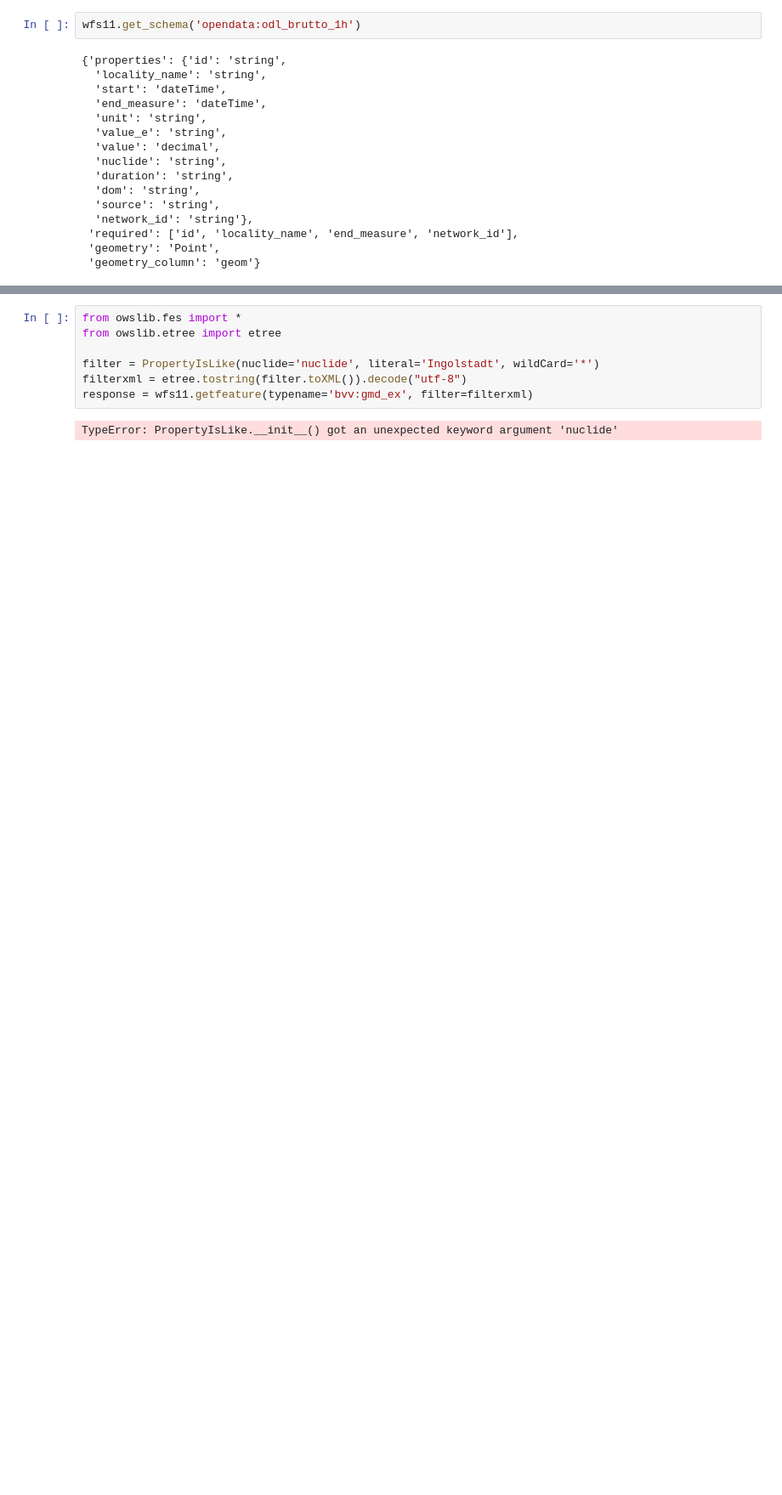
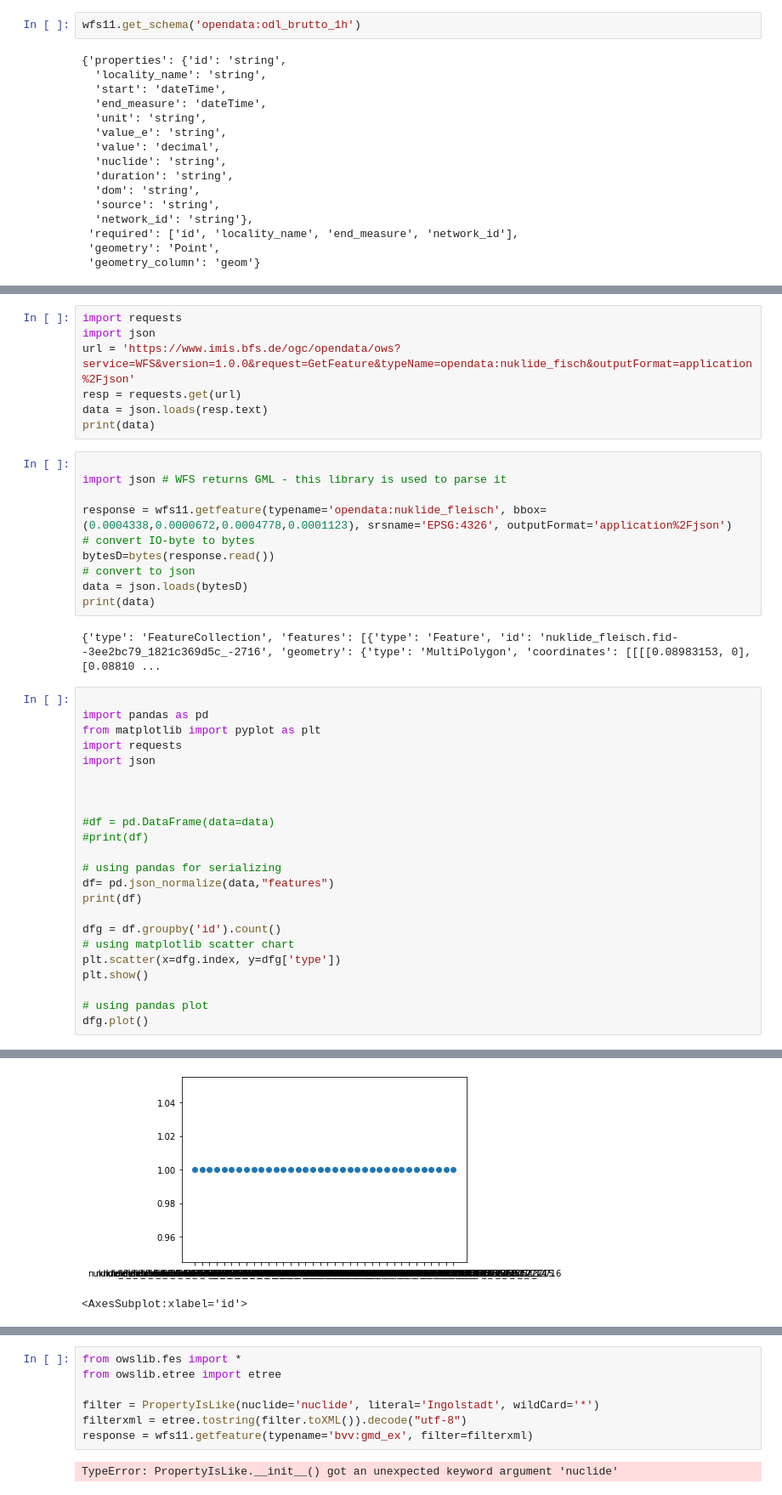
Before and after one commit to zremami/GeoODL, a Jupyter notebook: bfs-test.ipynb, the cells around one changed output, grey strips where cells are left out. Shown: that part at 85% size. Saved outputs shown, nothing was run; the diff lists cells and outputs as text; blank space fills up the shorter version.

Commit message:
json&plot

```diff
--- a/bfs-test.ipynb
+++ b/bfs-test.ipynb
@@ -79,0 +97,43 @@ print(xml.toprettyxml(indent="    "))
+# %%
+import requests
+import json
+url = 'https://www.imis.bfs.de/ogc/opendata/ows?service=WFS&version=1.0.0&request=GetFeature&typeName=opendata:nuklide_fisch&outputFormat=application%2Fjson'
+resp = requests.get(url)
+data = json.loads(resp.text)
+print(data)
+# %%
+
+import json # WFS returns GML - this library is used to parse it
+
+response = wfs11.getfeature(typename='opendata:nuklide_fleisch', bbox=(0.0004338,0.0000672,0.0004778,0.0001123), srsname='EPSG:4326', outputFormat='application%2Fjson')
+# convert IO-byte to bytes
+bytesD=bytes(response.read())
+# convert to json
+data = json.loads(bytesD)
+print(data)
+# %% [output]
+{'type': 'FeatureCollection', 'features': [{'type': 'Feature', 'id': 'nuklide_fleisch.fid--3ee2bc79_1821c369d5c_-2716', 'geometry': {'type': 'MultiPolygon', 'coordinates': [[[[0.08983153, 0], [0.08810 ...
+# %%
+
+import pandas as pd
+from matplotlib import pyplot as plt
+import requests
+import json
+
+
+
+#df = pd.DataFrame(data=data)
+#print(df)
+
+# using pandas for serializing
+df= pd.json_normalize(data,"features")
+print(df)
+
+dfg = df.groupby('id').count()
+# using matplotlib scatter chart
+plt.scatter(x=dfg.index, y=dfg['type'])
+plt.show()
+
+# using pandas plot
+dfg.plot()
+# %% [output]
@@ -79,0 +157,2 @@ print(xml.toprettyxml(indent="    "))
+[figure, added]
+<AxesSubplot:xlabel='id'>
```
Also changed, not shown: parts of 4 cells of this notebook, 1 other file.
